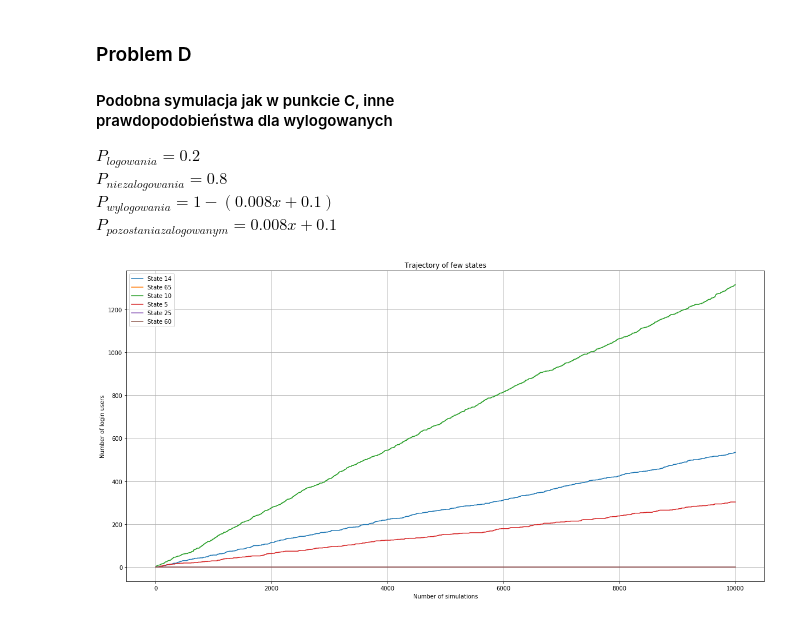
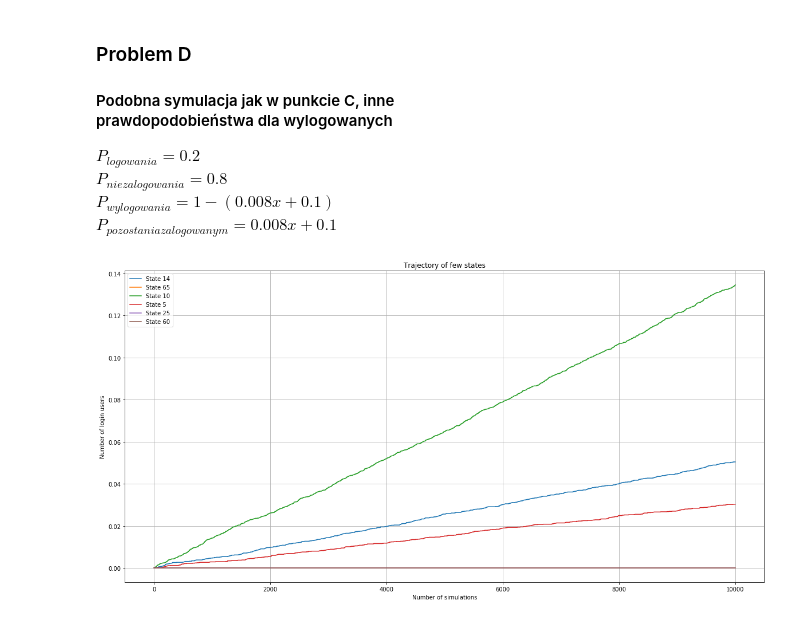
Before and after one commit to pajelonek/Statistical_Methods, a Jupyter notebook: Statystyka_2.ipynb, the cells around one changed output. Cells and saved outputs as stored; diff of their text form; code cells hidden in the pictures.

```diff
--- a/Statystyka_2.ipynb
+++ b/Statystyka_2.ipynb
@@ -244,19 +218,19 @@ prob_login = 0.2
 prob_logout = 0.5
 N = 10000
 results = []
-for n in range(N):
+for n in range(1, N):
     results.append(simulate_markov_frequency2(users, prob_login, prob_logout, n_users))
 
-y1 = create_frequency(results, 14)
-y2 = create_frequency(results, 65)
-y3 = create_frequency(results, 10)
-y4 = create_frequency(results, 5)
-y5 = create_frequency(results, 25)
-y6 = create_frequency(results, 60)
-plt.plot(y1, label='State 14')
+y1 = create_frequency(results, 60, N)
+y2 = create_frequency(results, 65, N)
+y3 = create_frequency(results, 40, N)
+y4 = create_frequency(results, 50, N)
+y5 = create_frequency(results, 25, N)
+y6 = create_frequency(results, 60, N)
+plt.plot(y1, label='State 60')
 plt.plot(y2, label='State 65')
-plt.plot(y3, label='State 10')
-plt.plot(y4, label='State 5')
+plt.plot(y3, label='State 40')
+plt.plot(y4, label='State 50')
 plt.plot(y5, label='State 25')
 plt.plot(y6, label='State 60')
 plt.grid()
@@ -293,47 +267,50 @@ def prob_logout(x):
     return 1 - (0.008*x + 0.1)
 # %%
 def simulate_markov_frequency3(users, prob_login, n_users, active_users):
+    new_active_users = active_users
     for user_state in range(0, n_users):
         old_state = user_state
         new_state = calculate_new_state(user_state, prob_login, prob_logout(active_users), random.uniform(0, 1))
         if old_state is True and new_state is False:
-            active_users -= 1
+            new_active_users -= 1
         if old_state is False and new_state is True:
-            active_users += 1
+            new_active_users += 1
         users[user_state] = new_state
     state_node = 0
     for user_state in users:
         if user_state is True:
             state_node += 1
-    return state_node
+    return state_node, new_active_users
 # %%
 n_users = 100
 users = [False] * n_users
 prob_login = 0.2
 N = 10000
 results = []
 active_users = 0
 for n in range(N):
-    results.append(simulate_markov_frequency3(users, prob_login, n_users, active_users))
-y1 = create_frequency(results, 14)
-y2 = create_frequency(results, 65)
-y3 = create_frequency(results, 10)
-y4 = create_frequency(results, 5)
-y5 = create_frequency(results, 25)
-y6 = create_frequency(results, 60)
+    y1, new_active_users = simulate_markov_frequency3(users, prob_login, n_users, active_users)
+    active_users = new_active_users
+    results.append(y1)
+y1 = create_frequency(results, 14, N)
+y2 = create_frequency(results, 65, N)
+y3 = create_frequency(results, 10, N)
+y4 = create_frequency(results, 5, N)
+y5 = create_frequency(results, 25, N)
+y6 = create_frequency(results, 60, N)
 plt.plot(y1, label='State 14')
 plt.plot(y2, label='State 65')
 plt.plot(y3, label='State 10')
 plt.plot(y4, label='State 5')
 plt.plot(y5, label='State 25')
 plt.plot(y6, label='State 60')
 plt.grid()
 plt.title('Trajectory of few states')
 plt.xlabel('Number of simulations')
 plt.ylabel('Number of login users')
 plt.rcParams["figure.figsize"]=(20, 10)
 plt.legend(loc='best')
 
 plt.show()
 # %% [output]
-[figure, old version]
+[figure, new version]
```
Also changed, not shown: parts of 8 cells of this notebook.
